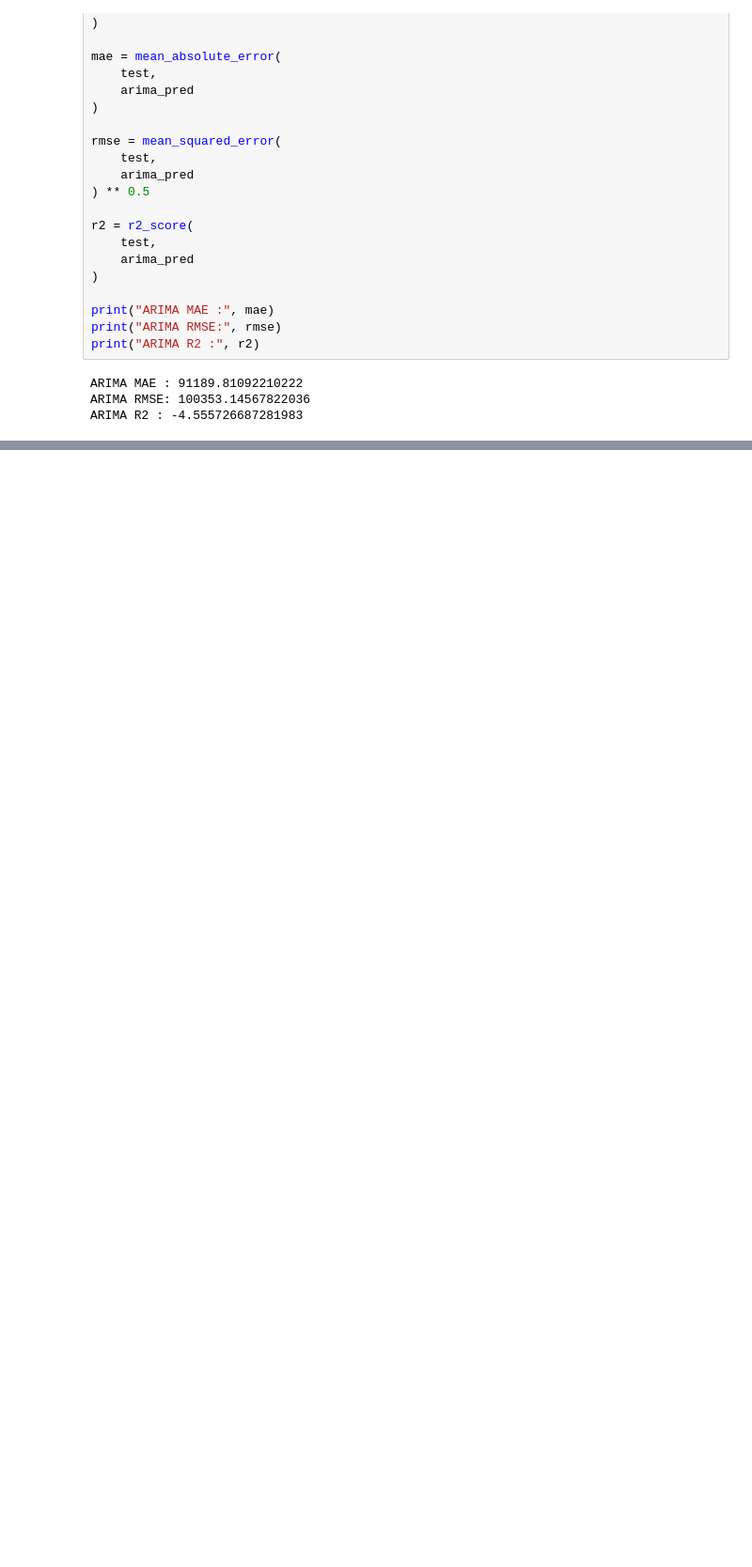
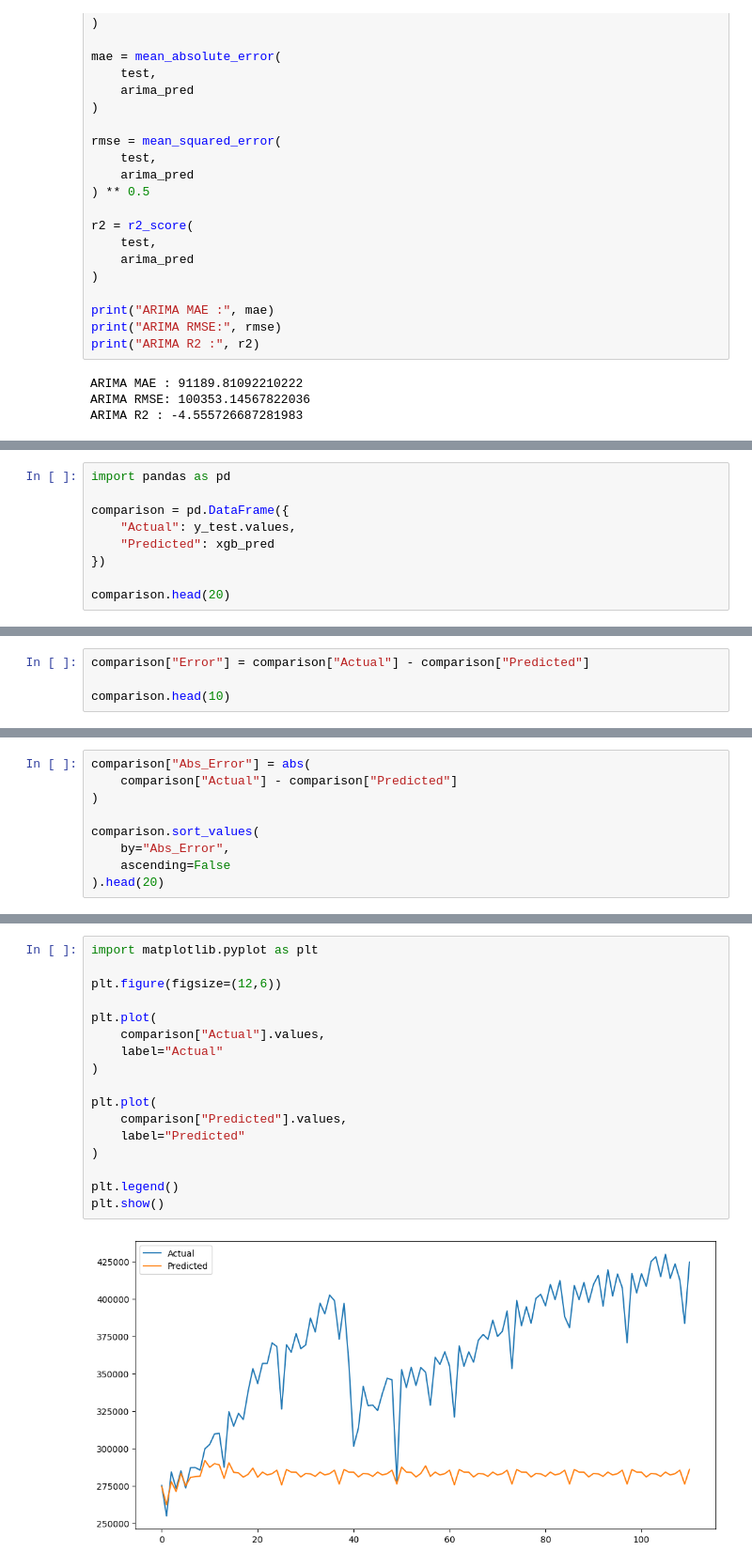
Before and after one commit to khushisingh1935-pixel/Crude-oil-availability, a Jupyter notebook: oil-forecasting.ipynb, the cells around one changed output, grey strips where cells are left out. Shown at 94% size. Cells and saved outputs as stored; diff of their text form; blank space fills up the shorter version.

```diff
--- a/oil-forecasting.ipynb
+++ b/oil-forecasting.ipynb
@@ -2135,0 +2349,9 @@ ARIMA(1,1,1) R2 : -4.593904986589861
+# %%
+import pandas as pd
+
+comparison = pd.DataFrame({
+    "Actual": y_test.values,
+    "Predicted": xgb_pred
+})
+
+comparison.head(20)
@@ -2135,0 +2391,4 @@ ARIMA(1,1,1) R2 : -4.593904986589861
+# %%
+comparison["Error"] = comparison["Actual"] - comparison["Predicted"]
+
+comparison.head(10)
@@ -2135,0 +2411,9 @@ ARIMA(1,1,1) R2 : -4.593904986589861
+# %%
+comparison["Abs_Error"] = abs(
+    comparison["Actual"] - comparison["Predicted"]
+)
+
+comparison.sort_values(
+    by="Abs_Error",
+    ascending=False
+).head(20)
@@ -2135,0 +2458,19 @@ ARIMA(1,1,1) R2 : -4.593904986589861
+# %%
+import matplotlib.pyplot as plt
+
+plt.figure(figsize=(12,6))
+
+plt.plot(
+    comparison["Actual"].values,
+    label="Actual"
+)
+
+plt.plot(
+    comparison["Predicted"].values,
+    label="Predicted"
+)
+
+plt.legend()
+plt.show()
+# %% [output]
+[figure, added]
```
Also changed, not shown: parts of 81 cells of this notebook, 1 other file.
